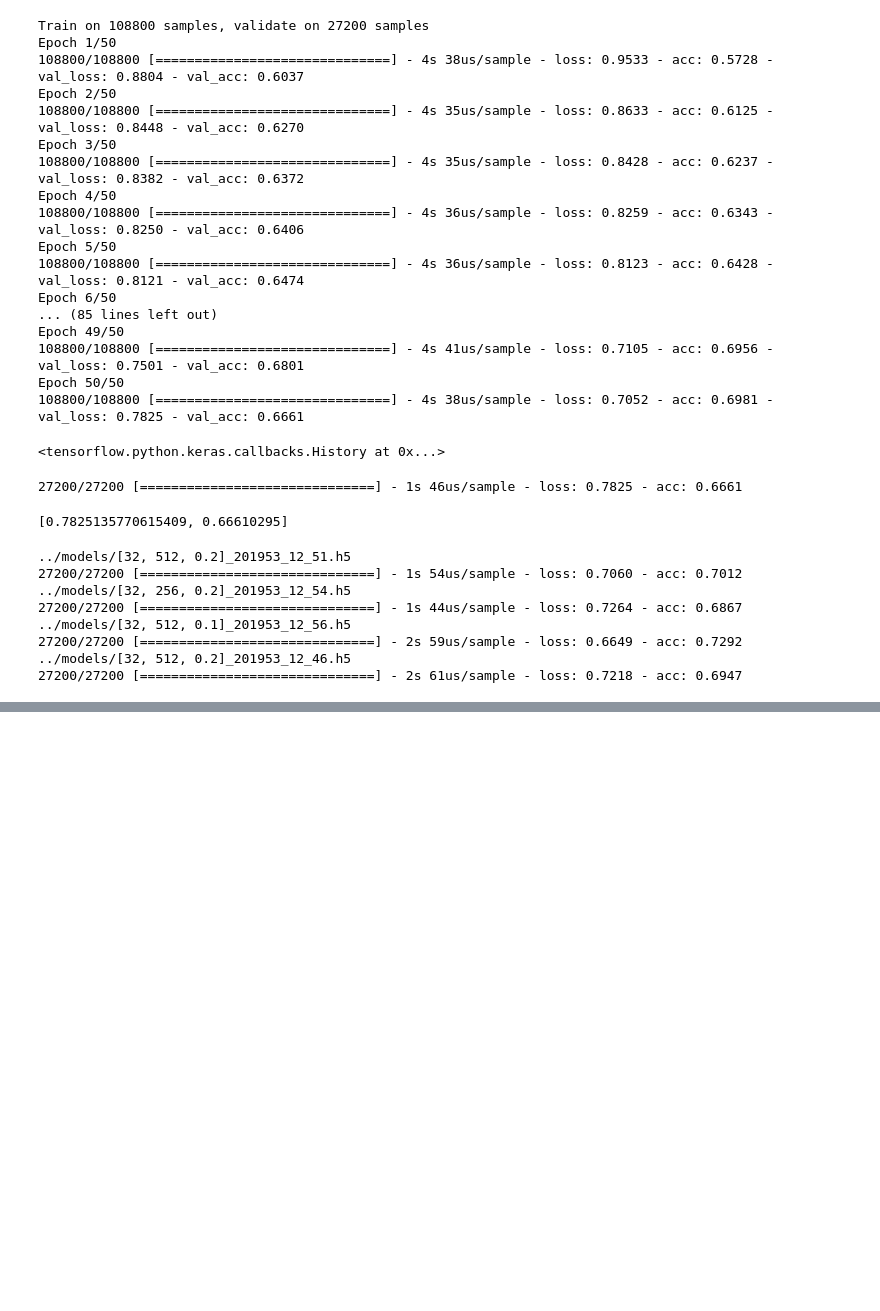
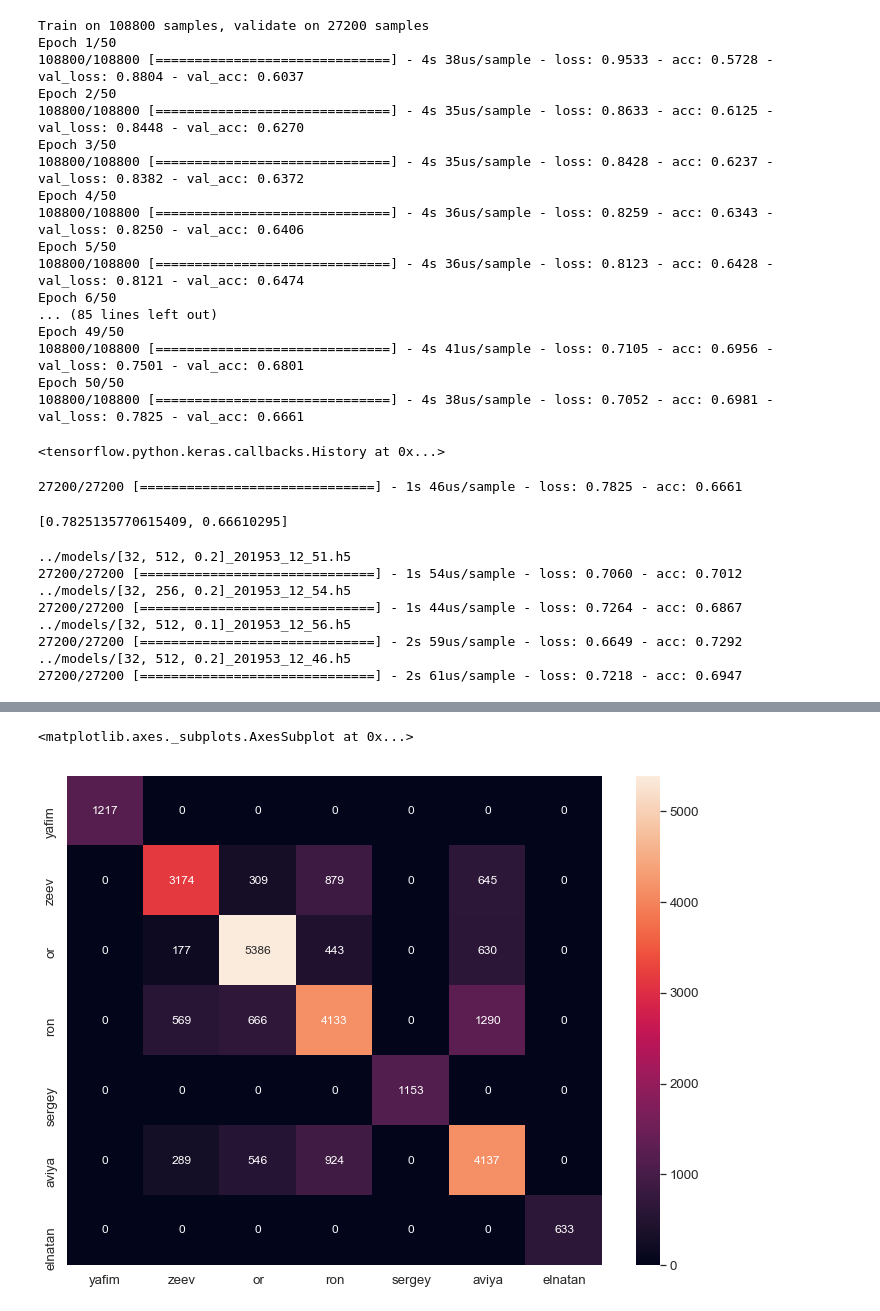
Before and after one commit to zeevikal/speckles-classification, a Jupyter notebook: notebooks/train.ipynb, the cells around one changed output, grey strips where cells are left out. Cells and saved outputs as stored; diff of their text form; code cells hidden in the pictures; blank space fills up the shorter version.

```diff
--- a/notebooks/train.ipynb
+++ b/notebooks/train.ipynb
@@ -199,3 +199,10 @@ for model_path in glob.glob('../models/*.h5'):
 27200/27200 [==============================] - 2s 59us/sample - loss: 0.6649 - acc: 0.7292
 ../models/[32, 512, 0.2]_201953_12_46.h5
 27200/27200 [==============================] - 2s 61us/sample - loss: 0.7218 - acc: 0.6947
+# %%
+best_loaded = tf.keras.models.load_model('../models/[32, 512, 0.1]_201953_12_56.h5')
+test_predictions = best_loaded.predict(x_test)
+# %%
+from sklearn.metrics import confusion_matrix
+confusion = confusion_matrix(y_test, np.argmax(test_predictions,axis=1))
+confusion
@@ -201,0 +217,12 @@ for model_path in glob.glob('../models/*.h5'):
+# %%
+import seaborn as sn
+import pandas as pd
+import matplotlib.pyplot as plt
+
+df_cm = pd.DataFrame(confusion, labels, labels)
+plt.figure(figsize = (12, 9))
+sn.set(font_scale=1.2)
+sn.heatmap(df_cm, annot=True, fmt='.5g', annot_kws={"size": 12})
+# %% [output]
+<matplotlib.axes._subplots.AxesSubplot at 0x...>
+[figure, added]
```
Also changed, not shown: parts of 2 cells of this notebook.
